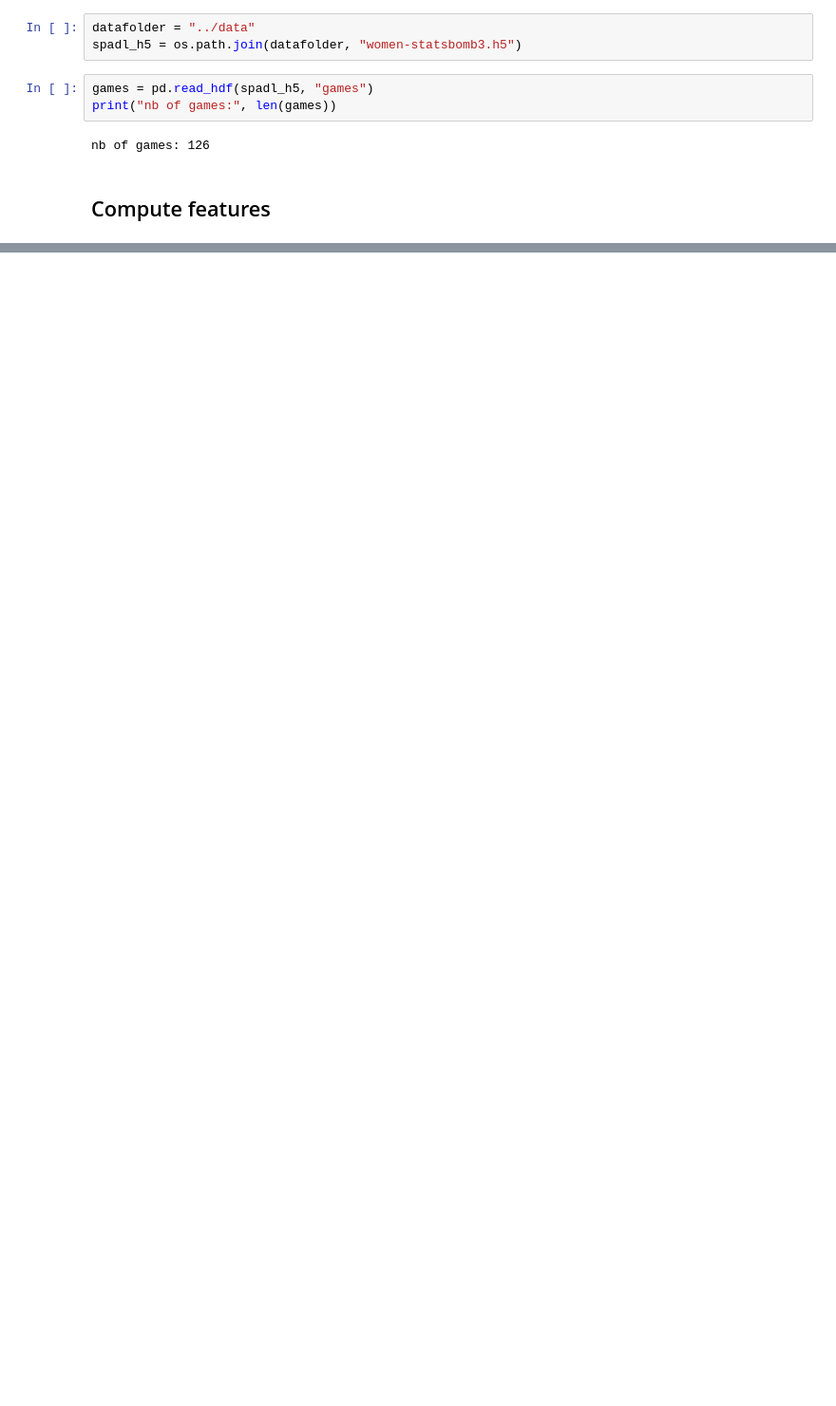
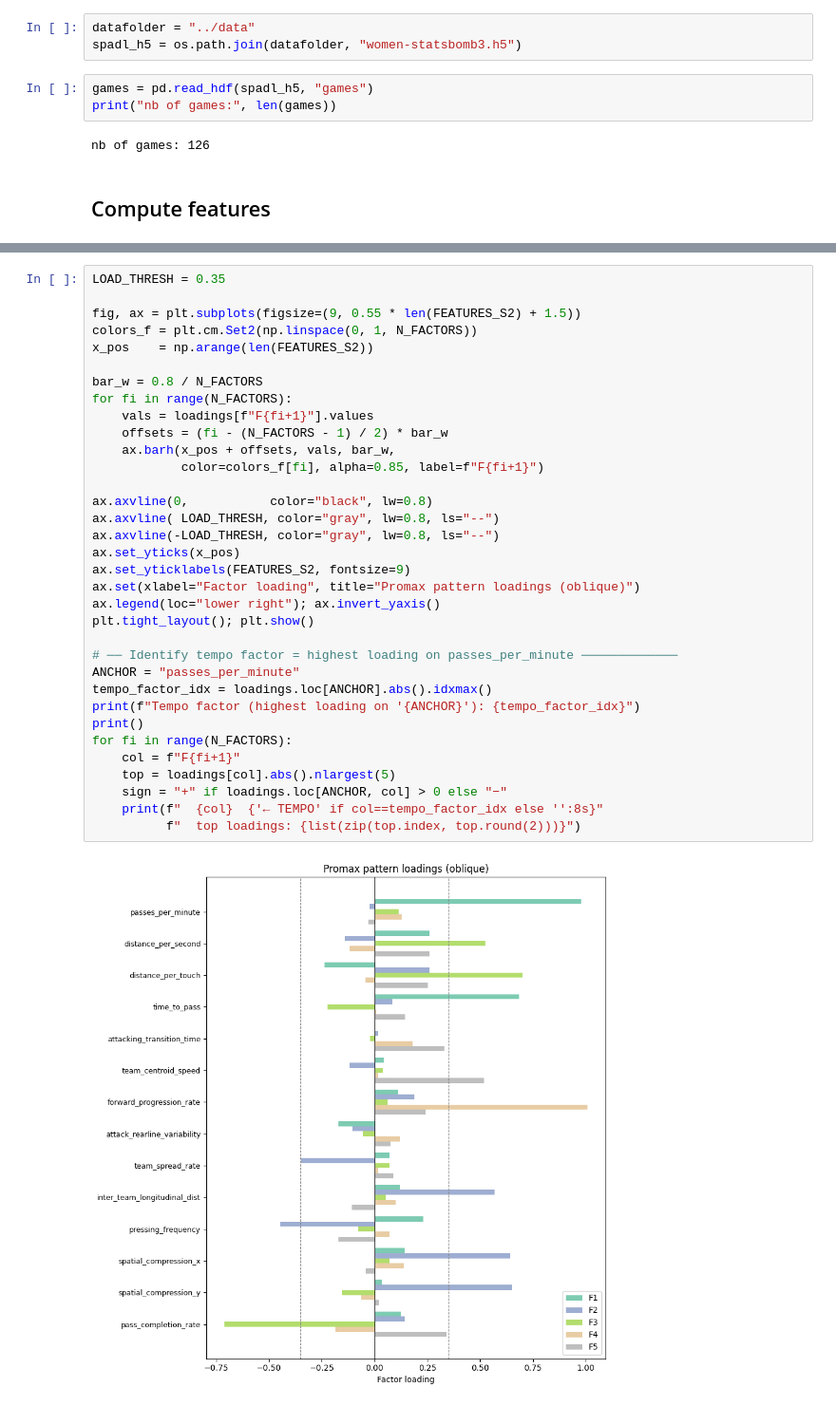
Before and after one commit to ouyang1030/football-pace, a Jupyter notebook: 2-compute-features.ipynb, the cells around one changed output, grey strips where cells are left out. Shown at 95% size. Saved outputs shown, nothing was run; the diff lists cells and outputs as text; blank space fills up the shorter version.

```diff
--- a/2-compute-features.ipynb
+++ b/2-compute-features.ipynb
@@ -434,0 +1101,36 @@ max                1.4837                19.0283                23.6085
+# %%
+LOAD_THRESH = 0.35
+
+fig, ax = plt.subplots(figsize=(9, 0.55 * len(FEATURES_S2) + 1.5))
+colors_f = plt.cm.Set2(np.linspace(0, 1, N_FACTORS))
+x_pos    = np.arange(len(FEATURES_S2))
+
+bar_w = 0.8 / N_FACTORS
+for fi in range(N_FACTORS):
+    vals = loadings[f"F{fi+1}"].values
+    offsets = (fi - (N_FACTORS - 1) / 2) * bar_w
+    ax.barh(x_pos + offsets, vals, bar_w,
+            color=colors_f[fi], alpha=0.85, label=f"F{fi+1}")
+
+ax.axvline(0,           color="black", lw=0.8)
+ax.axvline( LOAD_THRESH, color="gray", lw=0.8, ls="--")
+ax.axvline(-LOAD_THRESH, color="gray", lw=0.8, ls="--")
+ax.set_yticks(x_pos)
+ax.set_yticklabels(FEATURES_S2, fontsize=9)
+ax.set(xlabel="Factor loading", title="Promax pattern loadings (oblique)")
+ax.legend(loc="lower right"); ax.invert_yaxis()
+plt.tight_layout(); plt.show()
+
+# ── Identify tempo factor = highest loading on passes_per_minute ─────────────
+ANCHOR = "passes_per_minute"
+tempo_factor_idx = loadings.loc[ANCHOR].abs().idxmax()
+print(f"Tempo factor (highest loading on '{ANCHOR}'): {tempo_factor_idx}")
+print()
+for fi in range(N_FACTORS):
+    col = f"F{fi+1}"
+    top = loadings[col].abs().nlargest(5)
+    sign = "+" if loadings.loc[ANCHOR, col] > 0 else "−"
+    print(f"  {col}  {'← TEMPO' if col==tempo_factor_idx else '':8s}"
+          f"  top loadings: {list(zip(top.index, top.round(2)))}")
+# %% [output]
+[figure, added]
```
Also changed, not shown: parts of 35 cells of this notebook, 1 other file.
